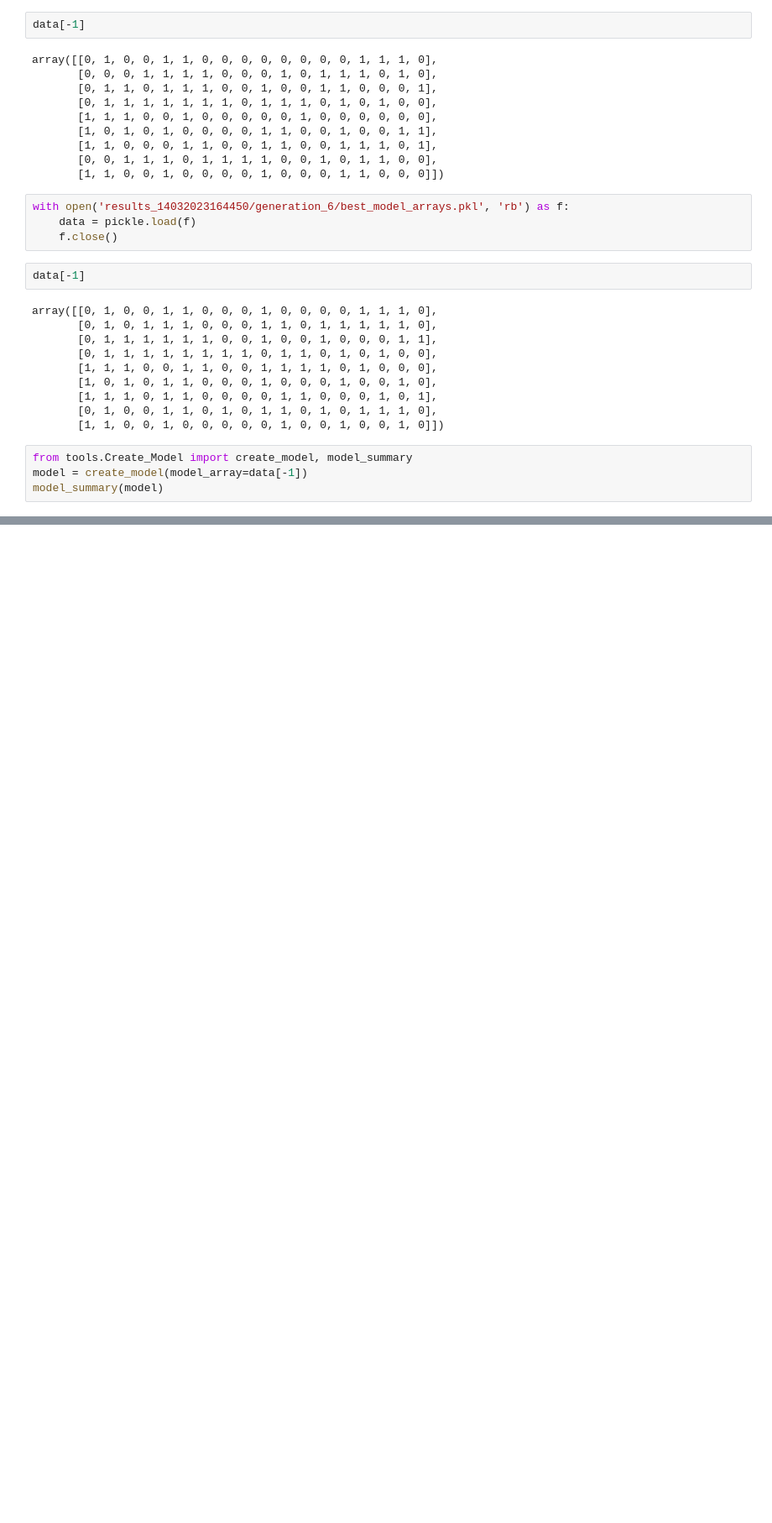
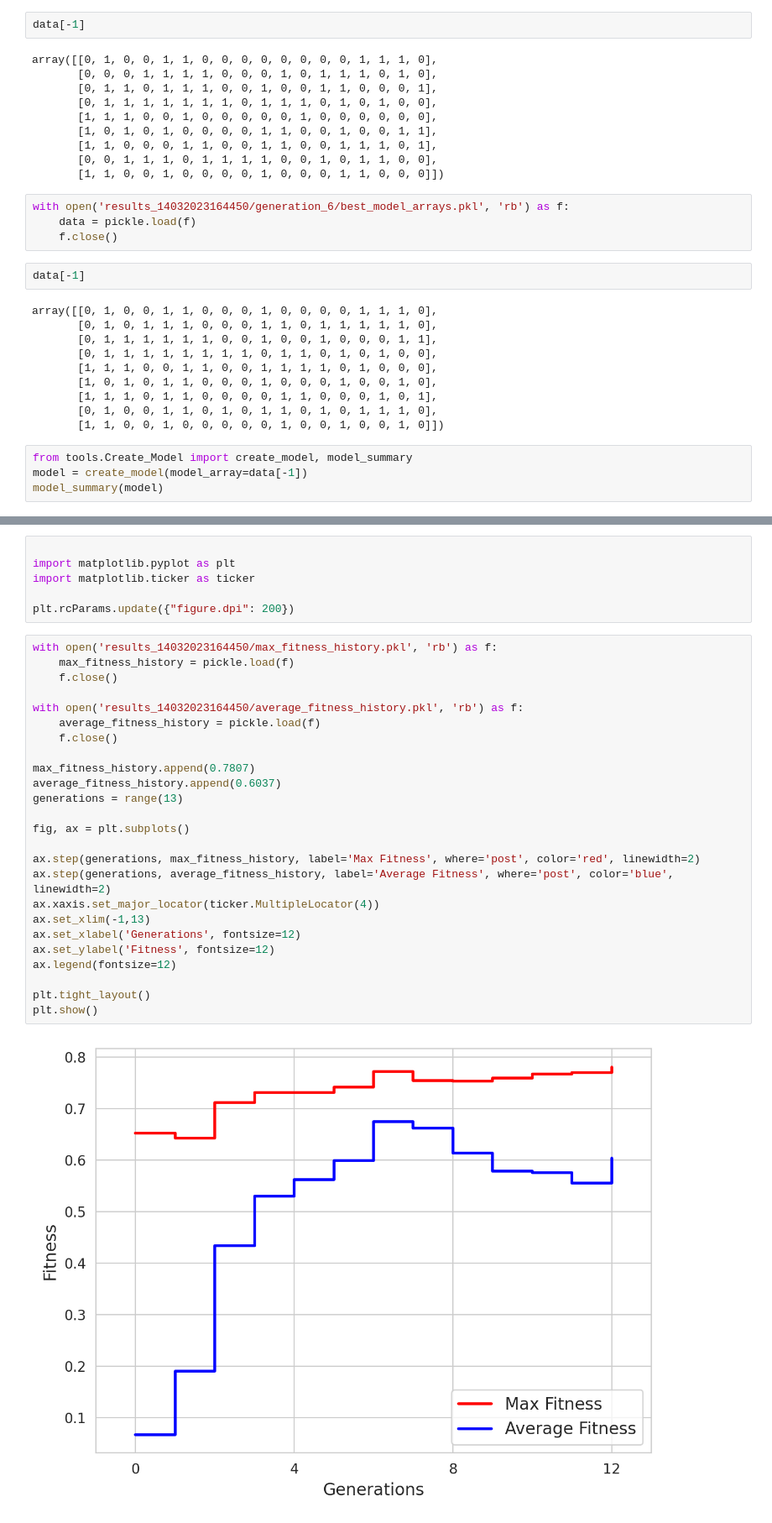
Before and after one commit to sypsyp97/Genetic_NAS, a Jupyter notebook: test.ipynb, the cells around one changed output, grey strips where cells are left out. Shown at 84% size. Drawn from its saved outputs; the diff is of its cells as text; blank space fills up the shorter version.

```diff
--- a/test.ipynb
+++ b/test.ipynb
@@ -84,0 +159,33 @@ plt.show()
+# %%
+
+import matplotlib.pyplot as plt
+import matplotlib.ticker as ticker
+
+plt.rcParams.update({"figure.dpi": 200})
+# %%
+with open('results_14032023164450/max_fitness_history.pkl', 'rb') as f:
+    max_fitness_history = pickle.load(f)
+    f.close()
+
+with open('results_14032023164450/average_fitness_history.pkl', 'rb') as f:
+    average_fitness_history = pickle.load(f)
+    f.close()
+
+max_fitness_history.append(0.7807)
+average_fitness_history.append(0.6037)
+generations = range(13)
+
+fig, ax = plt.subplots()
+
+ax.step(generations, max_fitness_history, label='Max Fitness', where='post', color='red', linewidth=2)
+ax.step(generations, average_fitness_history, label='Average Fitness', where='post', color='blue', linewidth=2)
+ax.xaxis.set_major_locator(ticker.MultipleLocator(4))
+ax.set_xlim(-1,13)
+ax.set_xlabel('Generations', fontsize=12)
+ax.set_ylabel('Fitness', fontsize=12)
+ax.legend(fontsize=12)
+
+plt.tight_layout()
+plt.show()
+# %% [output]
+[figure, added]
```
Also changed, not shown: parts of 6 cells of this notebook.
